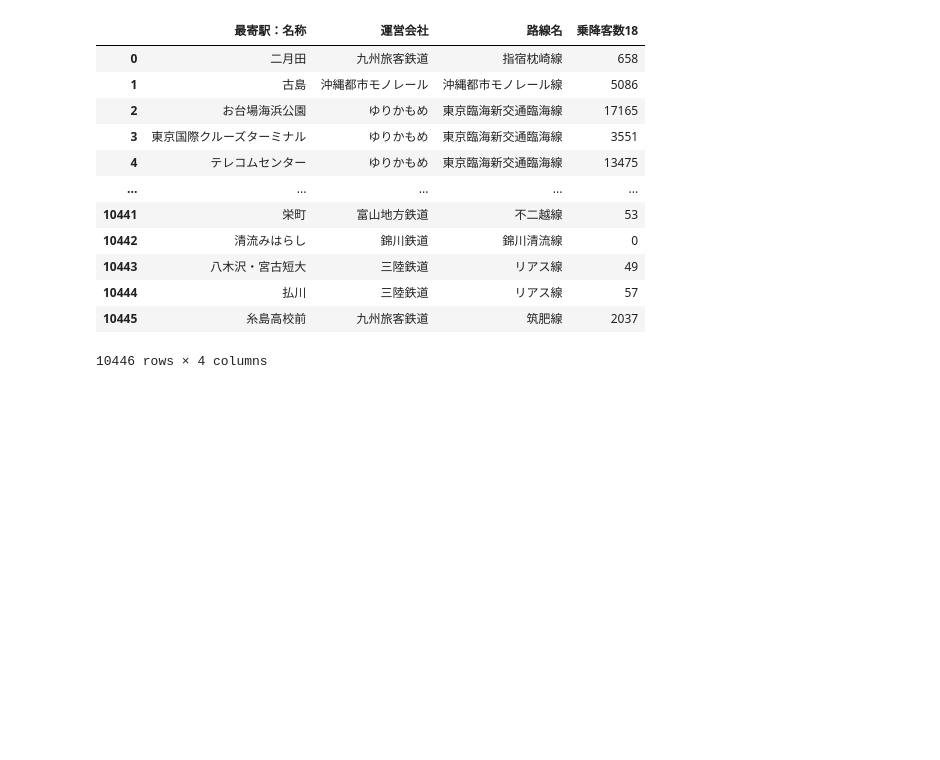
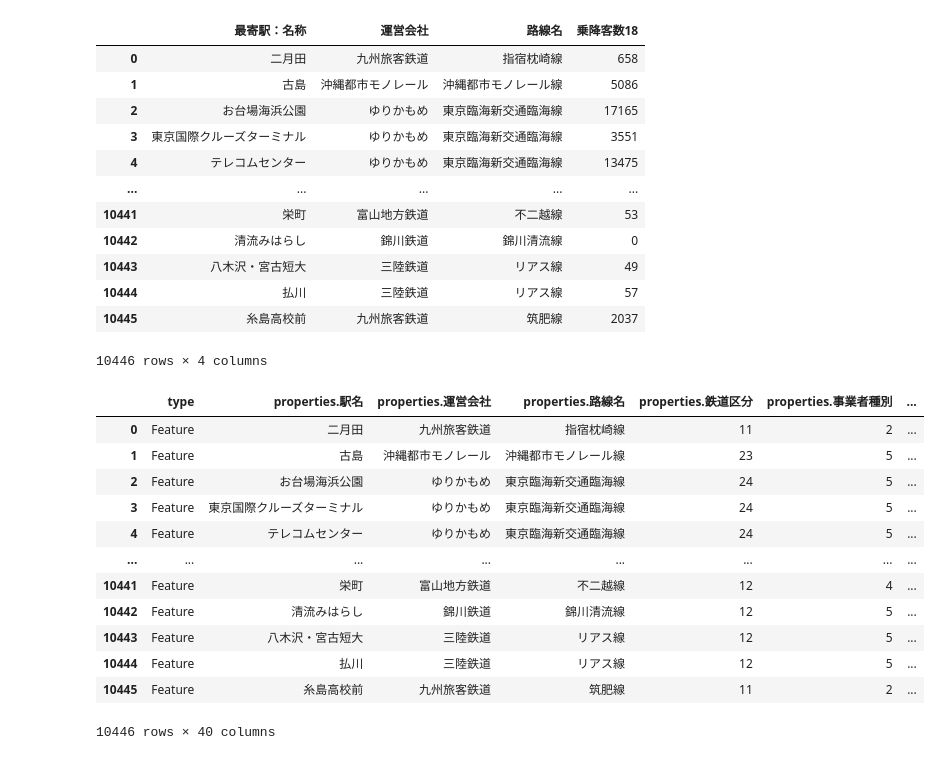
Before and after one commit to kfsky/2021-summer-second-hand-apartment-price-prediction, a Jupyter notebook: notebook/convert_eki.ipynb, the cells around one changed output. Drawn from its saved outputs; the diff is of its cells as text; code cells hidden in the pictures; blank space fills up the shorter version.

```diff
--- a/notebook/convert_eki.ipynb
+++ b/notebook/convert_eki.ipynb
@@ -48,3 +48,19 @@ pd.read_csv("../add/station.csv")
 | 10444 | 払川 | 三陸鉄道 | リアス線 | 57 |
 | 10445 | 糸島高校前 | 九州旅客鉄道 | 筑肥線 | 2037 |
 10446 rows × 4 columns
+# %%
+df_json
+# %% [output]
+|  | type | properties.駅名 | properties.運営会社 | properties.路線名 | properties.鉄道区分 | properties.事業者種別 | ... |
+| 0 | Feature | 二月田 | 九州旅客鉄道 | 指宿枕崎線 | 11 | 2 | ... |
+| 1 | Feature | 古島 | 沖縄都市モノレール | 沖縄都市モノレール線 | 23 | 5 | ... |
+| 2 | Feature | お台場海浜公園 | ゆりかもめ | 東京臨海新交通臨海線 | 24 | 5 | ... |
+| 3 | Feature | 東京国際クルーズターミナル | ゆりかもめ | 東京臨海新交通臨海線 | 24 | 5 | ... |
+| 4 | Feature | テレコムセンター | ゆりかもめ | 東京臨海新交通臨海線 | 24 | 5 | ... |
+| ... | ... | ... | ... | ... | ... | ... | ... |
+| 10441 | Feature | 栄町 | 富山地方鉄道 | 不二越線 | 12 | 4 | ... |
+| 10442 | Feature | 清流みはらし | 錦川鉄道 | 錦川清流線 | 12 | 5 | ... |
+| 10443 | Feature | 八木沢・宮古短大 | 三陸鉄道 | リアス線 | 12 | 5 | ... |
+| 10444 | Feature | 払川 | 三陸鉄道 | リアス線 | 12 | 5 | ... |
+| 10445 | Feature | 糸島高校前 | 九州旅客鉄道 | 筑肥線 | 11 | 2 | ... |
+10446 rows × 40 columns
```
Also changed, not shown: 4 other files.
